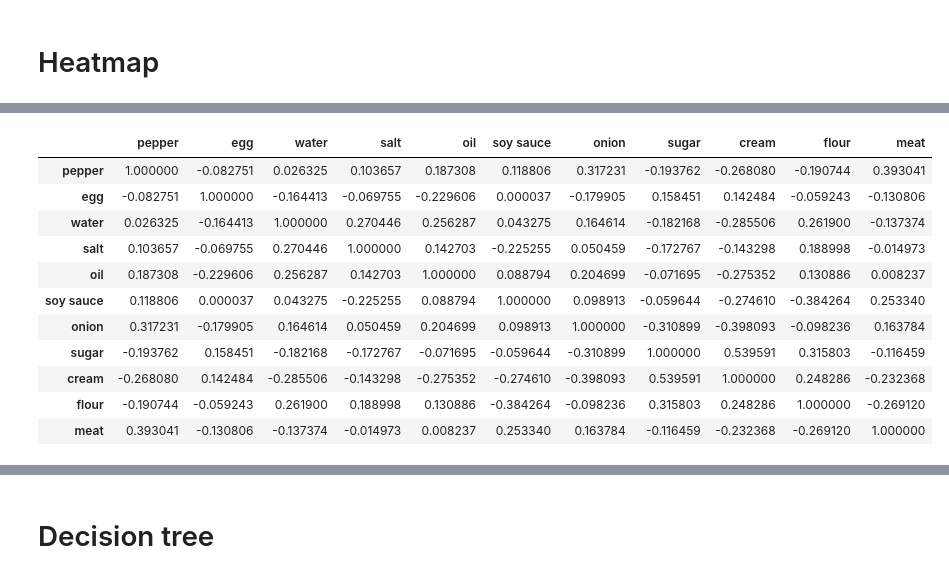
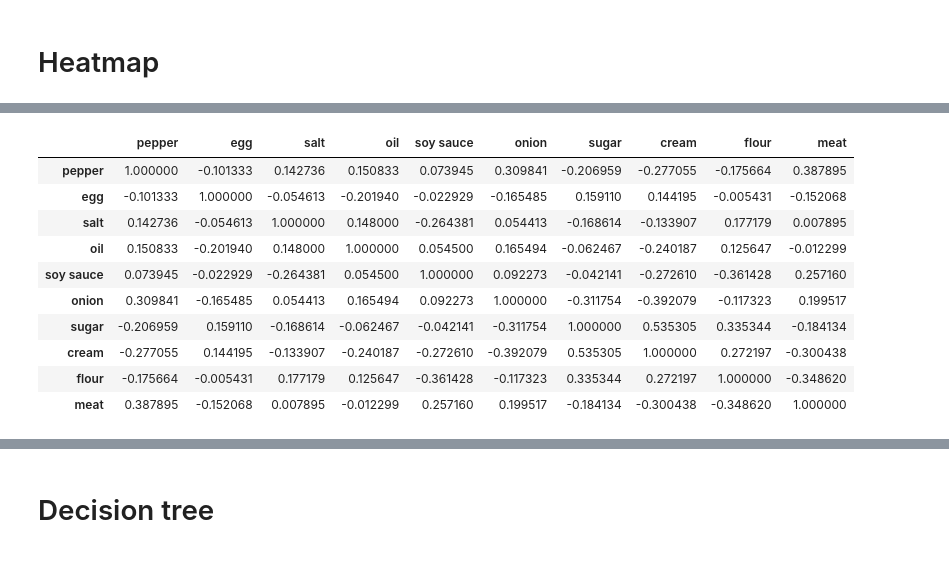
Before and after one commit to acd51874/Python_crawler_Practice, a Jupyter notebook: iCook/icook_MR/data_cleaning_second_time_step1_pick_8_ingredients.ipynb, the cells around one changed output, grey strips where cells are left out. Saved outputs shown, nothing was run; the diff lists cells and outputs as text; code cells hidden in the pictures.

```diff
--- a/iCook/icook_MR/data_cleaning_second_time_step1_pick_8_ingredients.ipynb
+++ b/iCook/icook_MR/data_cleaning_second_time_step1_pick_8_ingredients.ipynb
@@ -535,7 +545,7 @@ Kmeans n
 
 from sklearn.cluster import KMeans
 
-data_used = oneHotEncoding.drop(['rdIndex', 'pork', 'beef', 'fish', 'water'], axis=1)
+data_used = oneHotEncoding.drop(['rdIndex', 'pork', 'beef', 'fish', 'chicken', 'sheep', 'lamb', 'water'], axis=1)
 
 clf = KMeans(n_clusters = 10)
 clf.fit(data_used)
@@ -661,19 +667,18 @@ sns.heatmap(df_data.corr(), annot=True, cmap='RdBu')
 # %%
-meat_data = data_used.drop(['pork', 'beef', 'fish'], axis=1)
+meat_data = data_used#.drop(['pork', 'beef', 'fish', 'chicken', 'sheep', 'lamb'], axis=1)
 meat_data.corr()
 # %% [output]
-|  | pepper | egg | water | salt | oil | soy sauce | onion | sugar | cream | flour | meat |
-| pepper | 1.000000 | -0.082751 | 0.026325 | 0.103657 | 0.187308 | 0.118806 | 0.317231 | -0.193762 | -0.268080 | -0.190744 | 0.393041 |
-| egg | -0.082751 | 1.000000 | -0.164413 | -0.069755 | -0.229606 | 0.000037 | -0.179905 | 0.158451 | 0.142484 | -0.059243 | -0.130806 |
-| water | 0.026325 | -0.164413 | 1.000000 | 0.270446 | 0.256287 | 0.043275 | 0.164614 | -0.182168 | -0.285506 | 0.261900 | -0.137374 |
-| salt | 0.103657 | -0.069755 | 0.270446 | 1.000000 | 0.142703 | -0.225255 | 0.050459 | -0.172767 | -0.143298 | 0.188998 | -0.014973 |
-| oil | 0.187308 | -0.229606 | 0.256287 | 0.142703 | 1.000000 | 0.088794 | 0.204699 | -0.071695 | -0.275352 | 0.130886 | 0.008237 |
-| soy sauce | 0.118806 | 0.000037 | 0.043275 | -0.225255 | 0.088794 | 1.000000 | 0.098913 | -0.059644 | -0.274610 | -0.384264 | 0.253340 |
-| onion | 0.317231 | -0.179905 | 0.164614 | 0.050459 | 0.204699 | 0.098913 | 1.000000 | -0.310899 | -0.398093 | -0.098236 | 0.163784 |
-| sugar | -0.193762 | 0.158451 | -0.182168 | -0.172767 | -0.071695 | -0.059644 | -0.310899 | 1.000000 | 0.539591 | 0.315803 | -0.116459 |
-| cream | -0.268080 | 0.142484 | -0.285506 | -0.143298 | -0.275352 | -0.274610 | -0.398093 | 0.539591 | 1.000000 | 0.248286 | -0.232368 |
-| flour | -0.190744 | -0.059243 | 0.261900 | 0.188998 | 0.130886 | -0.384264 | -0.098236 | 0.315803 | 0.248286 | 1.000000 | -0.269120 |
-| meat | 0.393041 | -0.130806 | -0.137374 | -0.014973 | 0.008237 | 0.253340 | 0.163784 | -0.116459 | -0.232368 | -0.269120 | 1.000000 |
+|  | pepper | egg | salt | oil | soy sauce | onion | sugar | cream | flour | meat |
+| pepper | 1.000000 | -0.101333 | 0.142736 | 0.150833 | 0.073945 | 0.309841 | -0.206959 | -0.277055 | -0.175664 | 0.387895 |
+| egg | -0.101333 | 1.000000 | -0.054613 | -0.201940 | -0.022929 | -0.165485 | 0.159110 | 0.144195 | -0.005431 | -0.152068 |
+| salt | 0.142736 | -0.054613 | 1.000000 | 0.148000 | -0.264381 | 0.054413 | -0.168614 | -0.133907 | 0.177179 | 0.007895 |
+| oil | 0.150833 | -0.201940 | 0.148000 | 1.000000 | 0.054500 | 0.165494 | -0.062467 | -0.240187 | 0.125647 | -0.012299 |
+| soy sauce | 0.073945 | -0.022929 | -0.264381 | 0.054500 | 1.000000 | 0.092273 | -0.042141 | -0.272610 | -0.361428 | 0.257160 |
+| onion | 0.309841 | -0.165485 | 0.054413 | 0.165494 | 0.092273 | 1.000000 | -0.311754 | -0.392079 | -0.117323 | 0.199517 |
+| sugar | -0.206959 | 0.159110 | -0.168614 | -0.062467 | -0.042141 | -0.311754 | 1.000000 | 0.535305 | 0.335344 | -0.184134 |
+| cream | -0.277055 | 0.144195 | -0.133907 | -0.240187 | -0.272610 | -0.392079 | 0.535305 | 1.000000 | 0.272197 | -0.300438 |
+| flour | -0.175664 | -0.005431 | 0.177179 | 0.125647 | -0.361428 | -0.117323 | 0.335344 | 0.272197 | 1.000000 | -0.348620 |
+| meat | 0.387895 | -0.152068 | 0.007895 | -0.012299 | 0.257160 | 0.199517 | -0.184134 | -0.300438 | -0.348620 | 1.000000 |
 # %%
 import seaborn as sns
 import matplotlib.pyplot as plt
```
Also changed, not shown: parts of 23 cells of this notebook, 3 other files.
